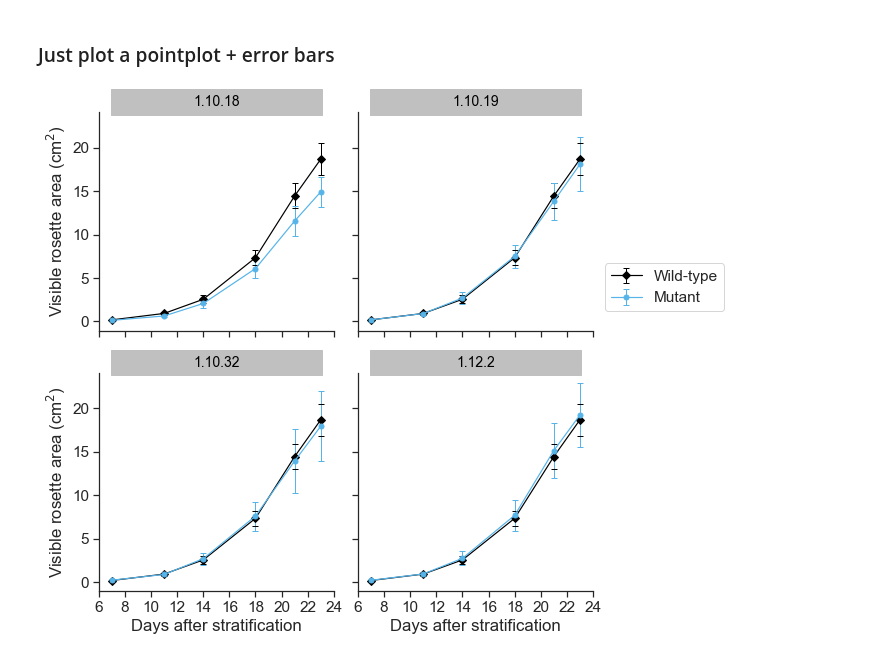
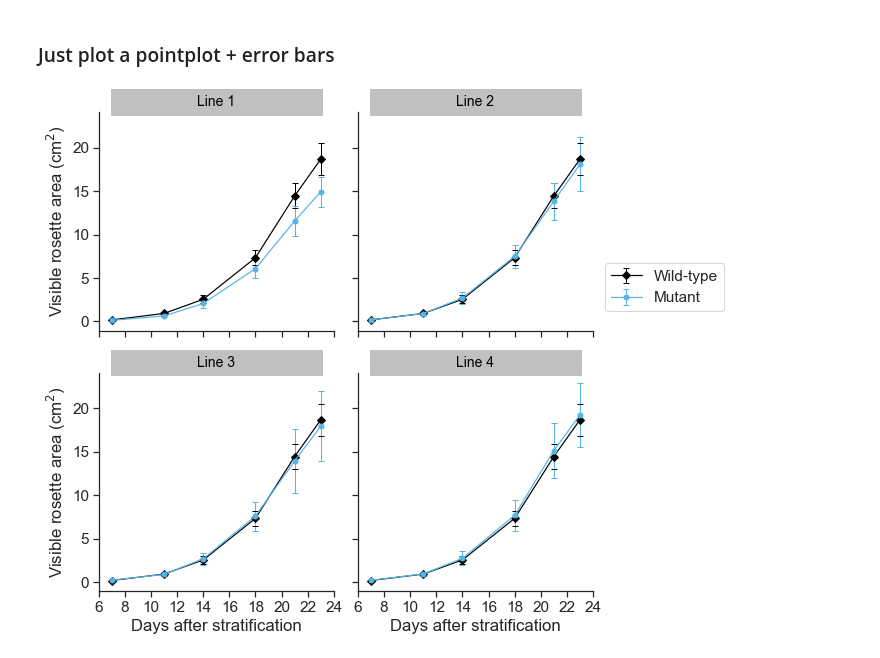
Before and after one commit to RonaCostello/Thesis, a Jupyter notebook: plots/chapter3_rosetteArea.ipynb, the cells around one changed output. Saved outputs shown, nothing was run; the diff lists cells and outputs as text; code cells hidden in the pictures.

```diff
--- a/plots/chapter3_rosetteArea.ipynb
+++ b/plots/chapter3_rosetteArea.ipynb
@@ -143,36 +149,42 @@ colours = ['#000000', '#56B4E9']
 grid = sns.FacetGrid(grouped_df, col="Line", col_order=['1.10.18', '1.10.19', '1.10.32', '1.12.2'], col_wrap=2,
                     size=4, aspect=1, hue='mutant_wt', hue_order = ['wt', 'mutant'], palette=colours, hue_kws=dict(marker=["D", "o"]))
 
 grid.map(plt.errorbar, "Days after stratification", "area_mean", "area_std", markersize=5, linewidth=1.2, linestyle='-', elinewidth=1, capsize=3,
         markeredgecolor=None, markeredgewidth=1, alpha=1)
 
 grid.set(xlim=(6, 24))
 grid.set(xticks=[6, 8, 10, 12, 14, 16, 18, 20, 22, 24])
 
 # Adjust position and labels of legend
 legend_ax = grid.axes.flat[3]
 handles, labels = legend_ax.get_legend_handles_labels()
 leg = plt.legend(handles[0:2],['Wild-type', 'Mutant'], bbox_to_anchor=(1.05, 1.5), loc=2, borderaxespad=0.)
 
 
 # Set axis labels
 grid.set_axis_labels(x_var="Days after stratification", y_var="Visible rosette area (cm$^2$)")
 
 
 # Set titles
-grid.set_titles("{col_name}")
+# grid.set_titles("{col_name}")
+axes = grid.axes.flatten()
+axes[0].set_title("Line 1")
+axes[1].set_title("Line 2")
+axes[2].set_title("Line 3")
+axes[3].set_title("Line 4")
+
 for ax in grid.axes:
     # set the title position to the horizontal center (0.5) of the axes
     title = ax.set_title(ax.get_title(), position=(.5, 1.0), backgroundcolor="silver", color='black',
                          size=14)
     # set the box style of the title text box to our custom box
     bb = title.get_bbox_patch()
     # use the axes' width as width of the text box
     bb.set_boxstyle("ext", pad=0.4, width=ax.get_window_extent().width )
 
-# plt.savefig("../figures/plantHeight.pdf", transparent=True, dpi=300, bbox_inches='tight')
+plt.savefig("../figures/rosetteArea_line.pdf", transparent=True, dpi=300, bbox_inches='tight')
 # %% [output]
-[figure, old version]
+[figure, new version]
 # %%
 from scipy.stats import logistic
 
```
Also changed, not shown: parts of 2 cells of this notebook, 4 other files.
